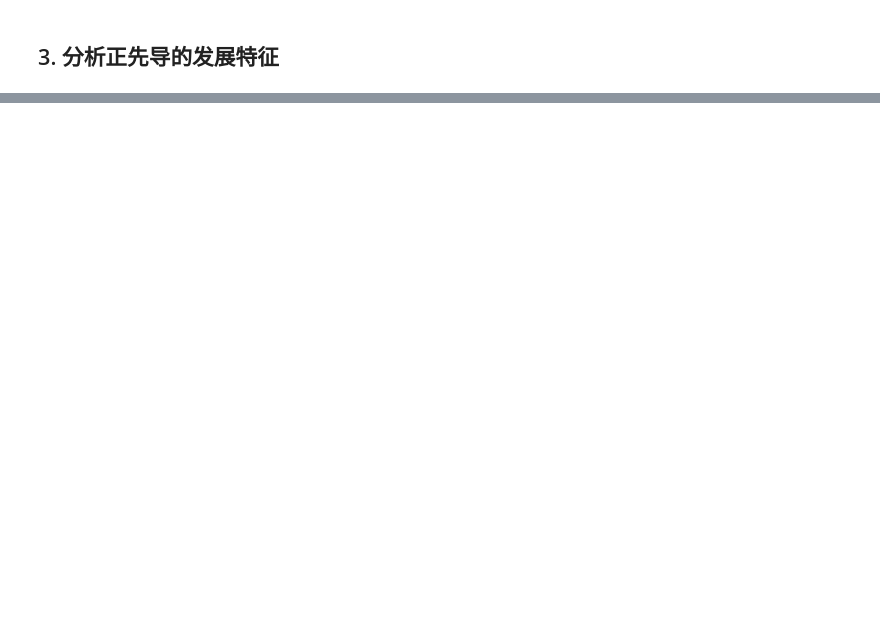
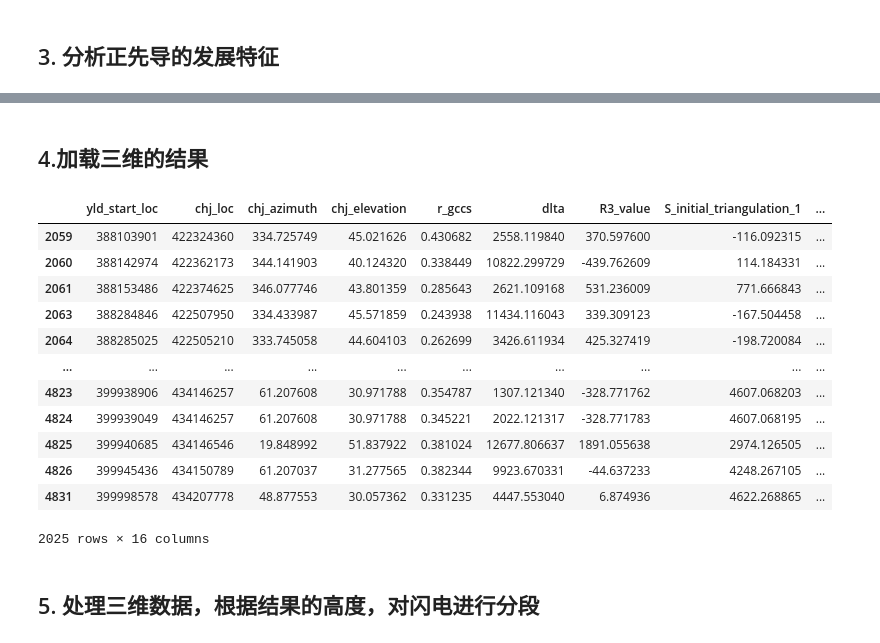
Before and after one commit to S0ngRu1/Lightning-Mapping, a Jupyter notebook: 2024/2d/Analysis Signal Interval.ipynb, the cells around one changed output, grey strips where cells are left out. Drawn from its saved outputs; the diff is of its cells as text; code cells hidden in the pictures; blank space fills up the shorter version.

```diff
--- a/2024/2d/Analysis Signal Interval.ipynb
+++ b/2024/2d/Analysis Signal Interval.ipynb
@@ -86,0 +137,34 @@ max    25590.000000
+# %% [markdown]
+## 4.加载三维的结果
+# %%
+three_d_result = pd.read_csv("../two_station_3D/3d_win512_cost_cal_yld_chj_dtoa.csv")
+filtered_3d_result = three_d_result[
+    (three_d_result.dlta < 20000) &
+    (three_d_result.yld_start_loc > 3.88e8) &
+    (three_d_result.yld_start_loc < 4e8) &
+    (three_d_result.r_gccs > 0.1) &
+    (abs(three_d_result.R3_value) < 10000) &
+    (three_d_result.x < 6000) &
+    (three_d_result.x > -10000) &
+    (three_d_result.y < 0) &
+    (three_d_result.y > -10000) &
+    (three_d_result.z < 9000) &
+    (three_d_result.z > 500)
+]
+filtered_3d_result
+# %% [output]
+|  | yld_start_loc | chj_loc | chj_azimuth | chj_elevation | r_gccs | dlta | R3_value | S_initial_triangulation_1 | ... |
+| 2059 | 388103901 | 422324360 | 334.725749 | 45.021626 | 0.430682 | 2558.119840 | 370.597600 | -116.092315 | ... |
+| 2060 | 388142974 | 422362173 | 344.141903 | 40.124320 | 0.338449 | 10822.299729 | -439.762609 | 114.184331 | ... |
+| 2061 | 388153486 | 422374625 | 346.077746 | 43.801359 | 0.285643 | 2621.109168 | 531.236009 | 771.666843 | ... |
+| 2063 | 388284846 | 422507950 | 334.433987 | 45.571859 | 0.243938 | 11434.116043 | 339.309123 | -167.504458 | ... |
+| 2064 | 388285025 | 422505210 | 333.745058 | 44.604103 | 0.262699 | 3426.611934 | 425.327419 | -198.720084 | ... |
+| ... | ... | ... | ... | ... | ... | ... | ... | ... | ... |
+| 4823 | 399938906 | 434146257 | 61.207608 | 30.971788 | 0.354787 | 1307.121340 | -328.771762 | 4607.068203 | ... |
+| 4824 | 399939049 | 434146257 | 61.207608 | 30.971788 | 0.345221 | 2022.121317 | -328.771783 | 4607.068195 | ... |
+| 4825 | 399940685 | 434146546 | 19.848992 | 51.837922 | 0.381024 | 12677.806637 | 1891.055638 | 2974.126505 | ... |
+| 4826 | 399945436 | 434150789 | 61.207037 | 31.277565 | 0.382344 | 9923.670331 | -44.637233 | 4248.267105 | ... |
+| 4831 | 399998578 | 434207778 | 48.877553 | 30.057362 | 0.331235 | 4447.553040 | 6.874936 | 4622.268865 | ... |
+2025 rows × 16 columns
+# %% [markdown]
+## 5. 处理三维数据，根据结果的高度，对闪电进行分段
```
Also changed, not shown: parts of 4 cells of this notebook, 4 other files.
